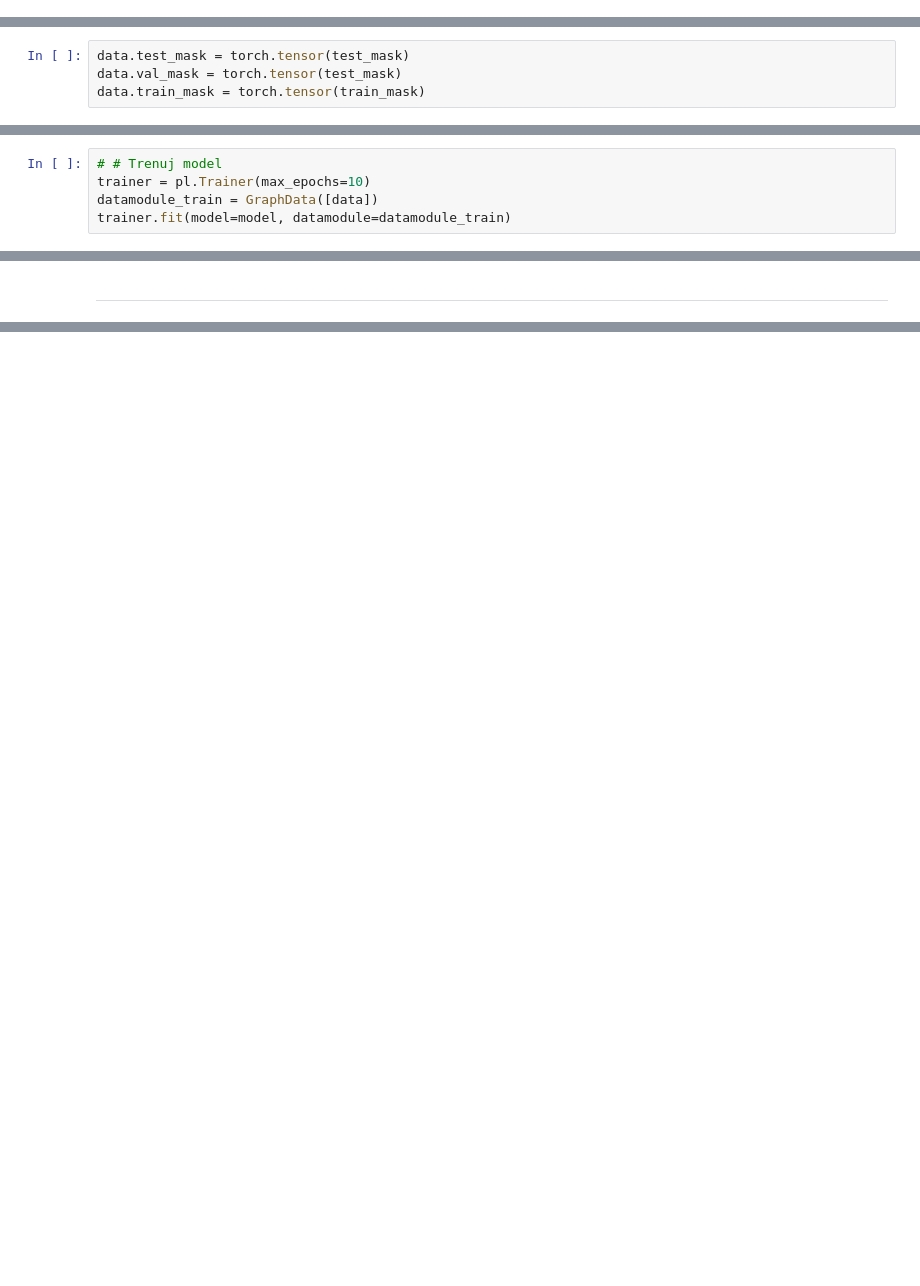
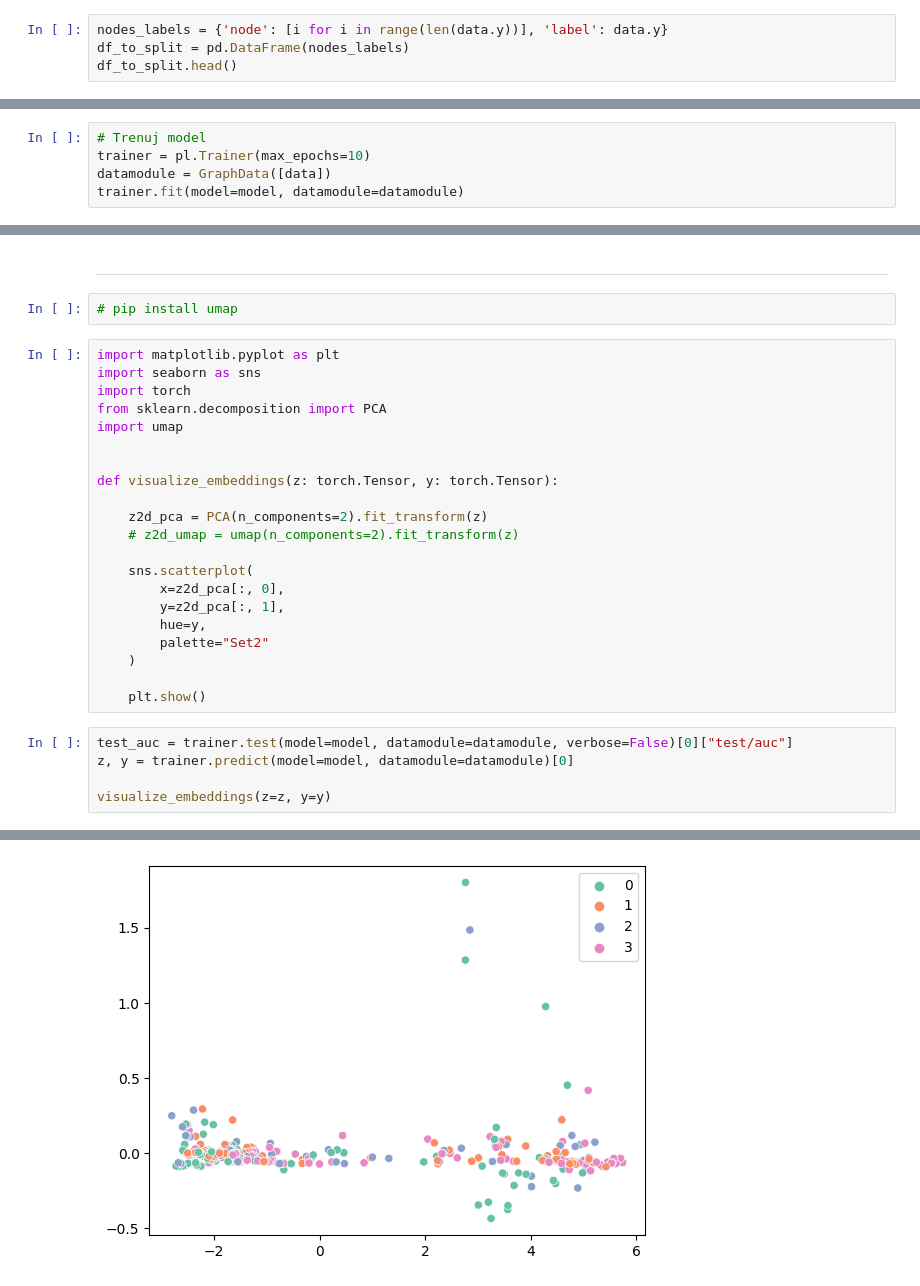
Before and after one commit to StaszekM/gradient, a Jupyter notebook: baseline_gcn_with_description.ipynb, the cells around one changed output, grey strips where cells are left out. Drawn from its saved outputs; the diff is of its cells as text; blank space fills up the shorter version.

```diff
--- a/baseline_gcn_with_description.ipynb
+++ b/baseline_gcn_with_description.ipynb
@@ -375,0 +444,4 @@ from sklearn.model_selection import train_test_split
+# %%
+nodes_labels = {'node': [i for i in range(len(data.y))], 'label': data.y}
+df_to_split = pd.DataFrame(nodes_labels)
+df_to_split.head()
@@ -389,4 +484,0 @@ for i in range(len(data.y)):
-# %%
-data.test_mask = torch.tensor(test_mask)
-data.val_mask = torch.tensor(test_mask)
-data.train_mask = torch.tensor(train_mask)
@@ -463,8 +489,8 @@ Data(x=[422, 6], edge_index=[2, 85738], y=[422], test_mask=[422], val_mask=[422]
 # %%
-# # Trenuj model
+# Trenuj model
 trainer = pl.Trainer(max_epochs=10)
-datamodule_train = GraphData([data])
-trainer.fit(model=model, datamodule=datamodule_train)
+datamodule = GraphData([data])
+trainer.fit(model=model, datamodule=datamodule)
 # %% [output]
 INFO:pytorch_lightning.utilities.rank_zero:GPU available: False, used: False
 INFO:pytorch_lightning.utilities.rank_zero:TPU available: False, using: 0 TPU cores
@@ -492,2 +514,31 @@ INFO:pytorch_lightning.utilities.rank_zero:`Trainer.fit` stopped: `max_epochs=10
 # %% [markdown]
 ---
+# %%
+# pip install umap
+# %%
+import matplotlib.pyplot as plt
+import seaborn as sns
+import torch
+from sklearn.decomposition import PCA
+import umap
+
+
+def visualize_embeddings(z: torch.Tensor, y: torch.Tensor):
+
+    z2d_pca = PCA(n_components=2).fit_transform(z)
+    # z2d_umap = umap(n_components=2).fit_transform(z)
+
+    sns.scatterplot(
+        x=z2d_pca[:, 0],
+        y=z2d_pca[:, 1],
+        hue=y,
+        palette="Set2"
+    )
+
+    plt.show()
+# %%
+test_auc = trainer.test(model=model, datamodule=datamodule, verbose=False)[0]["test/auc"]
+z, y = trainer.predict(model=model, datamodule=datamodule)[0]
+
+visualize_embeddings(z=z, y=y)
+# %% [output]
@@ -493,0 +547 @@ INFO:pytorch_lightning.utilities.rank_zero:`Trainer.fit` stopped: `max_epochs=10
+[figure, added]
```
Also changed, not shown: parts of 14 cells of this notebook.
